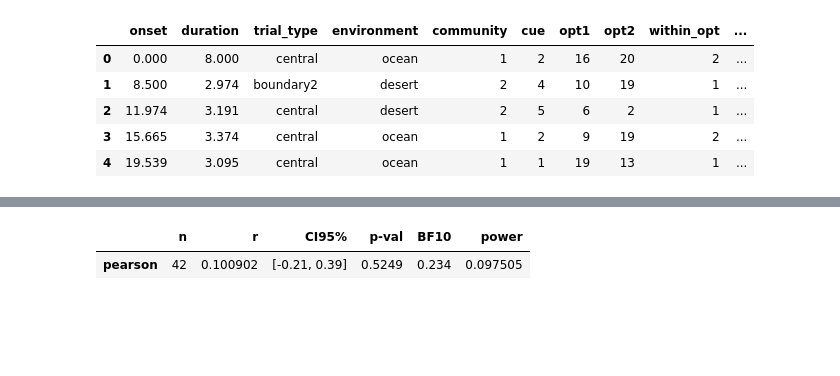
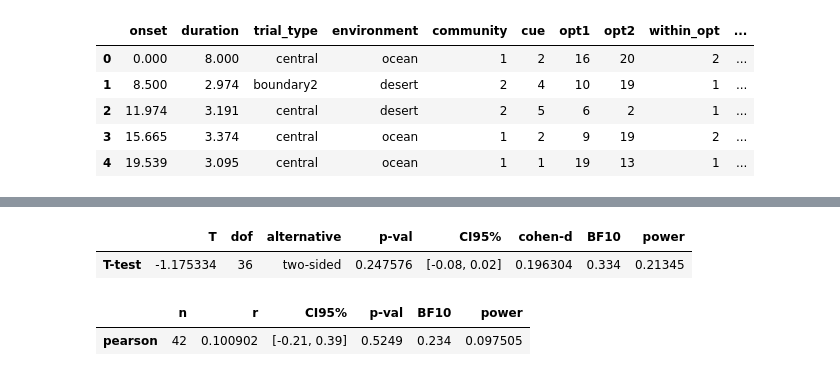
Before and after one commit to prestonlab/tesser, a Jupyter notebook: jupyter/plot_beh_induct.ipynb, the cells around one changed output, grey strips where cells are left out. Cells and saved outputs as stored; diff of their text form; code cells hidden in the pictures; blank space fills up the shorter version.

```diff
--- a/jupyter/plot_beh_induct.ipynb
+++ b/jupyter/plot_beh_induct.ipynb
@@ -34,3 +58,10 @@ trial = induct.groupby('trial')['correct'].mean().reset_index()
+# %%
+induct['rep'] = induct.groupby(['subject', 'cue'])['run'].cumsum()
+reps = induct.groupby(['subject', 'rep'])['correct'].mean().unstack('rep')
+pg.ttest(reps[1], reps[2], paired=True)
+# %% [output]
+|  | T | dof | alternative | p-val | CI95% | cohen-d | BF10 | power |
+| T-test | -1.175334 | 36 | two-sided | 0.247576 | [-0.08, 0.02] | 0.196304 | 0.334 | 0.21345 |
 # %%
 sns.relplot(data=trial, x='trial', y='correct')
 pg.corr(trial['trial'], trial['correct'])
```
Also changed, not shown: parts of 2 cells of this notebook.
